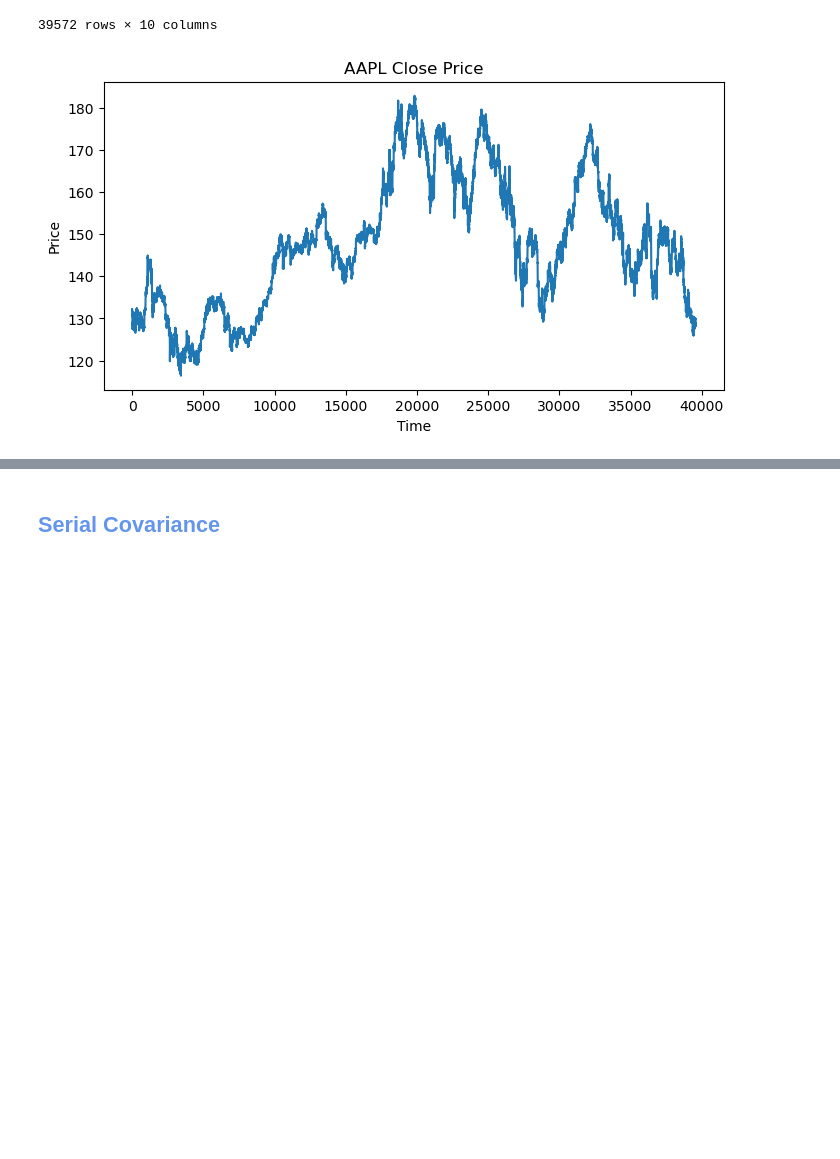
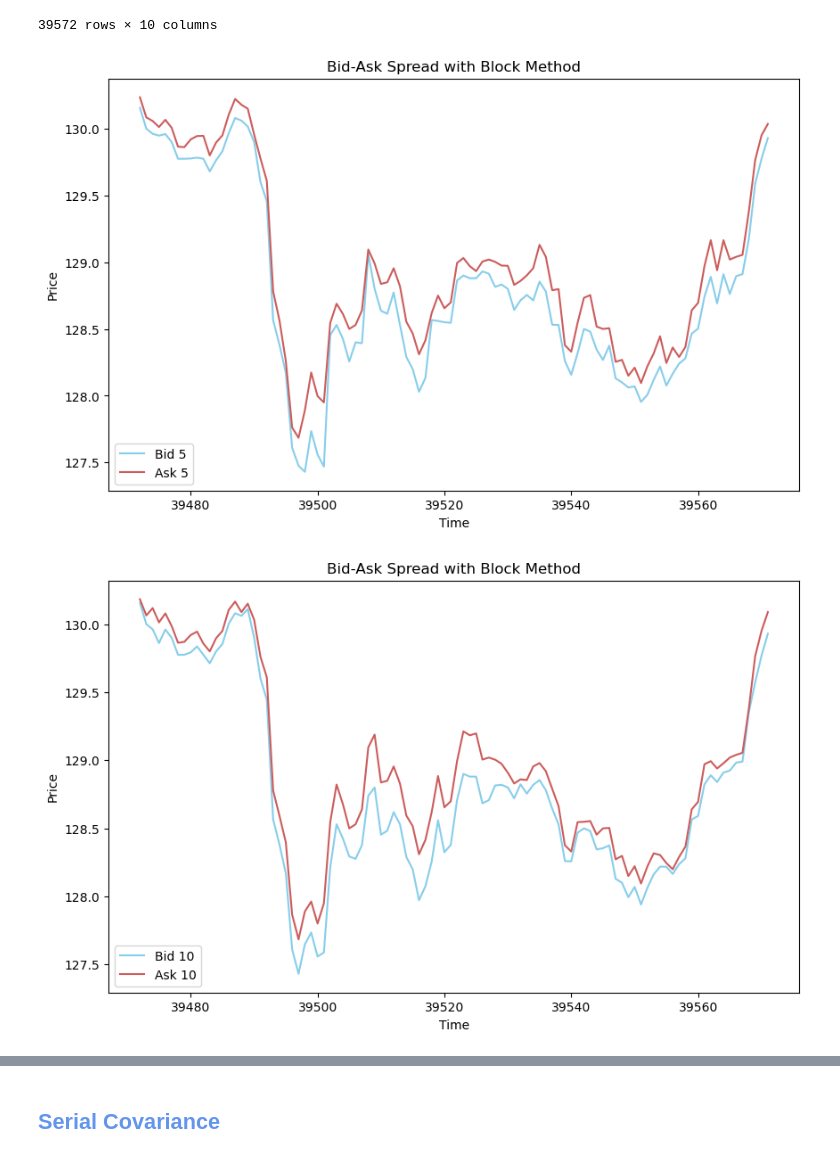
Before and after one commit to LuisMB09/Trading, a Jupyter notebook: effective_spread.ipynb, the cells around one changed output, grey strips where cells are left out. Saved outputs shown, nothing was run; the diff lists cells and outputs as text; code cells hidden in the pictures; blank space fills up the shorter version.

```diff
--- a/effective_spread.ipynb
+++ b/effective_spread.ipynb
@@ -67,12 +68,16 @@ bid_ask_df
 | 39570 | 129.773803 | 129.949996 | 129.767916 | 129.949996 | 129.871503 | 129.949996 | 129.895281 | 129.949996 | 129.746514 | 129.949996 |
 | 39571 | 129.929992 | 130.036012 | 129.929992 | 130.088588 | 129.929992 | 130.005094 | 129.929992 | 129.979741 | 129.929992 | 130.135383 |
 39572 rows × 10 columns
-# %%
-plt.figure(figsize=(8, 4))
-plt.plot(df['Close'])
-plt.title('AAPL Close Price')
-plt.xlabel('Time')
-plt.ylabel('Price')
-plt.show()
-# %% [output]
-[figure, removed]
+# %%
+for window in windows:
+    plt.figure(figsize=(10, 6))
+    plt.plot(bid_ask_df[f'Bid_{window}'][-100:], label=f'Bid {window}', c = 'skyblue')
+    plt.plot(bid_ask_df[f'Ask_{window}'][-100:], label=f'Ask {window}', c = 'indianred')
+    plt.title(f'Bid-Ask Spread with Block Method')
+    plt.xlabel('Time')
+    plt.ylabel('Price')
+    plt.legend()
+    plt.show()
+# %% [output]
+[figure, added]
+[figure, added]
```
Also changed, not shown: parts of 13 cells of this notebook.
